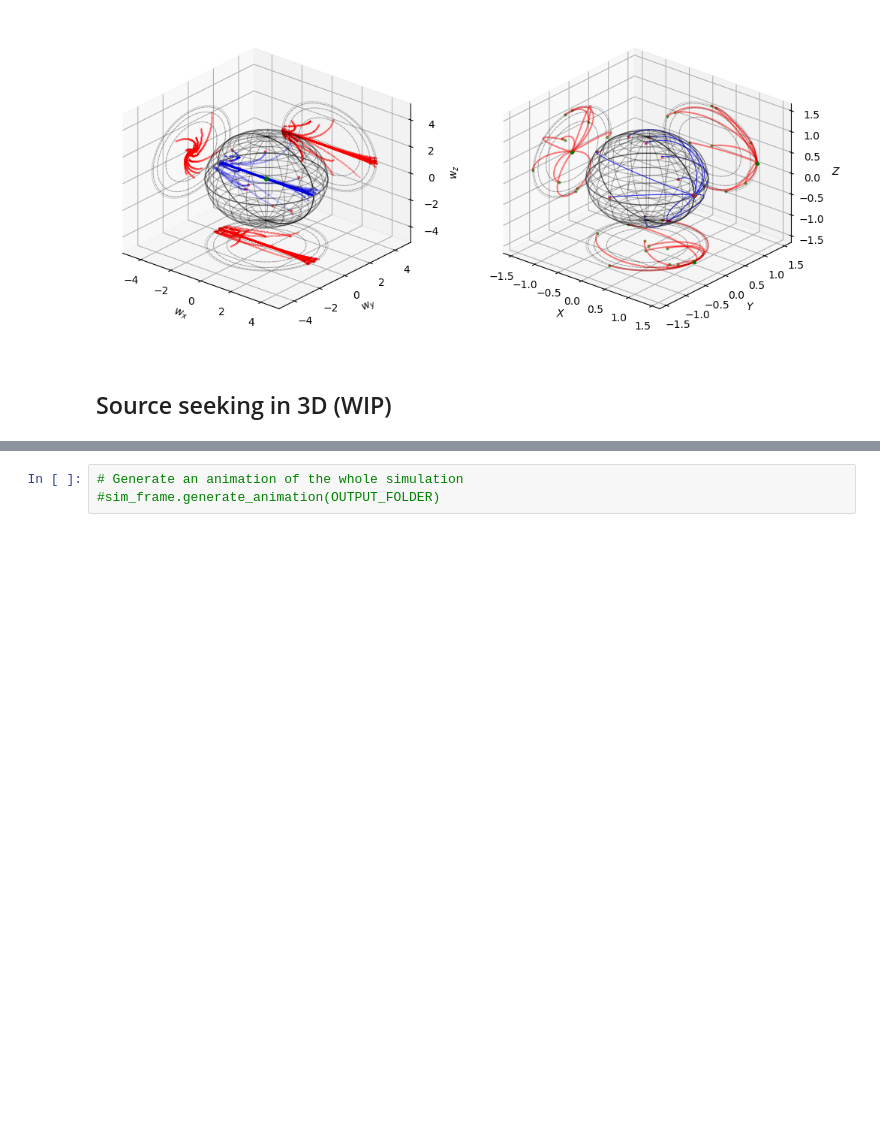
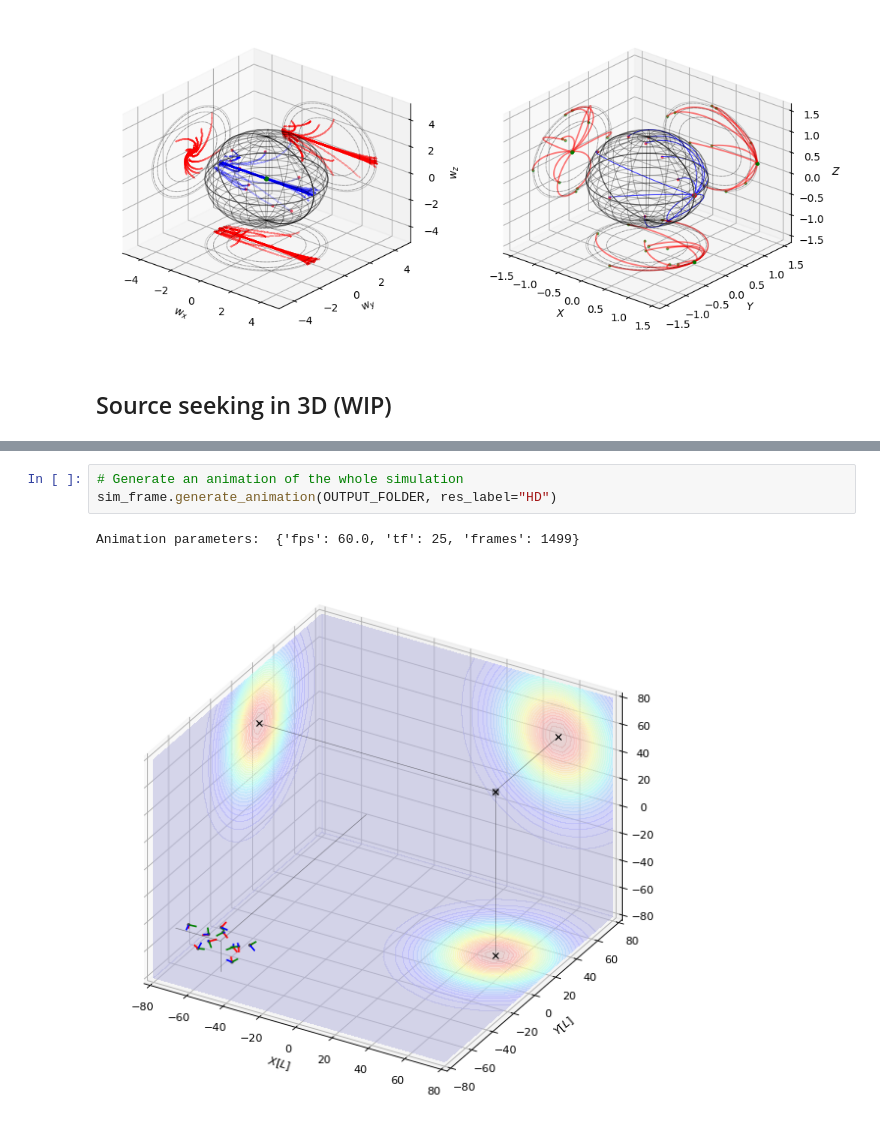
Before and after one commit to jesusBV20/source_seeking_3D, a Jupyter notebook: simple_heading_control.ipynb, the cells around one changed output, grey strips where cells are left out. Saved outputs shown, nothing was run; the diff lists cells and outputs as text; blank space fills up the shorter version.

Commit message:
Source seeking 3D animation

```diff
--- a/simple_heading_control.ipynb
+++ b/simple_heading_control.ipynb
@@ -90,3 +84,6 @@ sim_frame.plot_summary(dpi=200)
 # %%
 # Generate an animation of the whole simulation
-#sim_frame.generate_animation(OUTPUT_FOLDER)
+sim_frame.generate_animation(OUTPUT_FOLDER, res_label="HD")
+# %% [output]
+Animation parameters:  {'fps': 60.0, 'tf': 25, 'frames': 1499}
+[figure, added]
```
Also changed, not shown: parts of 2 cells of this notebook, 7 other files.
